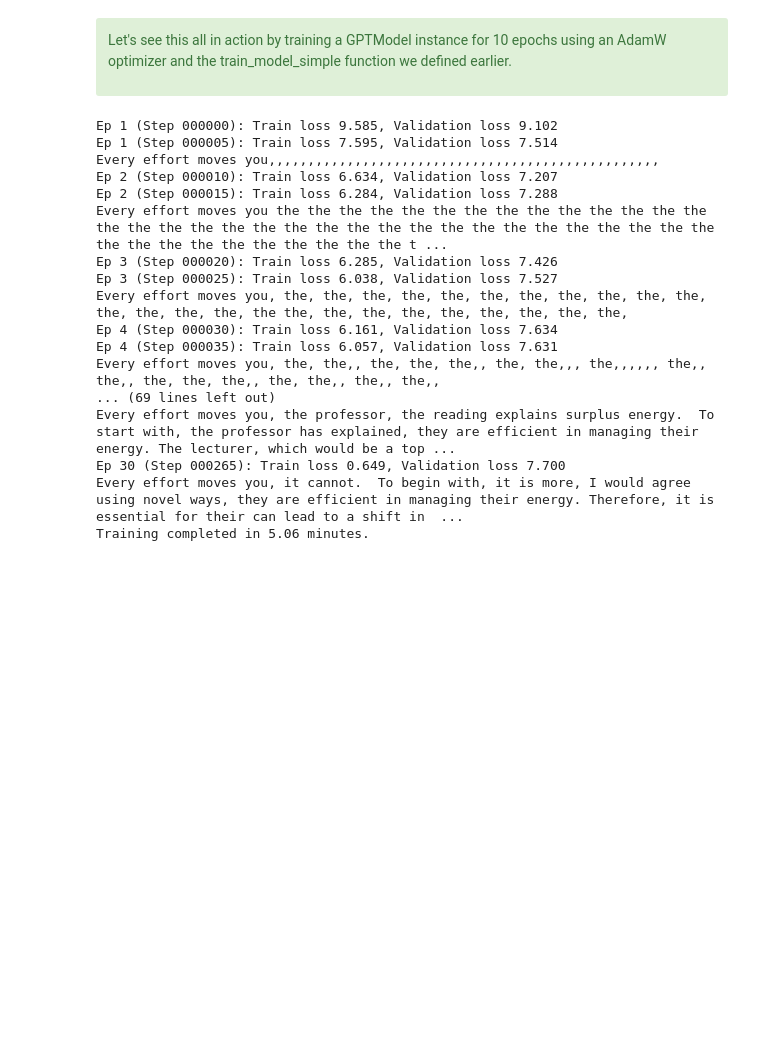
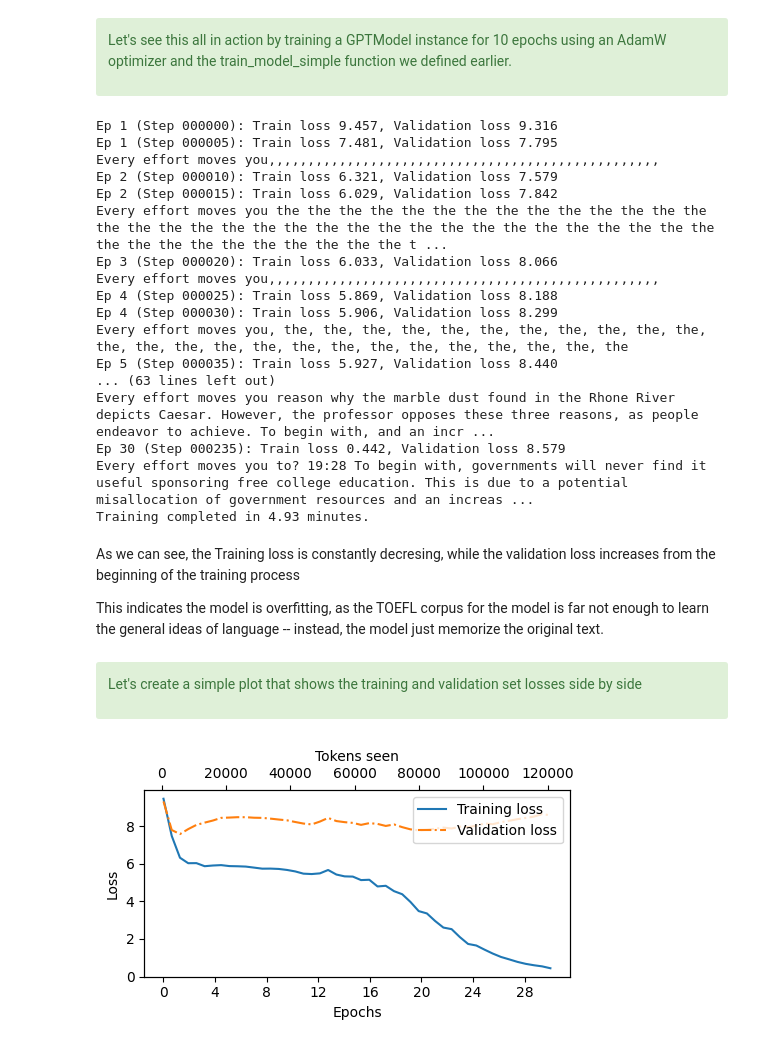
Before and after one commit to annoyingRat0528/Understand-LLM, a Jupyter notebook: 5. GPT Explorations.ipynb, the cells around one changed output. Drawn from its saved outputs; the diff is of its cells as text; code cells hidden in the pictures; blank space fills up the shorter version.

Commit message:
Changed the train-val loss to 0.8, implemented decoding strategies

```diff
--- a/5. GPT Explorations.ipynb
+++ b/5. GPT Explorations.ipynb
@@ -796,7 +797,7 @@ GPT_CONFIG_124M = {
 }
 # %%
 # Train/validation ratio
-train_ratio = 0.90
+train_ratio = 0.80
 split_idx = int(train_ratio * len(text_data))
 train_data = text_data[:split_idx]
 val_data = text_data[split_idx:]
@@ -1066,20 +1061,56 @@ end_time = time.time()
 execution_time_minutes = (end_time - start_time) / 60
 print(f"Training completed in {execution_time_minutes:.2f} minutes.")
 # %% [output]
-Ep 1 (Step 000000): Train loss 9.585, Validation loss 9.102
-Ep 1 (Step 000005): Train loss 7.595, Validation loss 7.514
+Ep 1 (Step 000000): Train loss 9.457, Validation loss 9.316
+Ep 1 (Step 000005): Train loss 7.481, Validation loss 7.795
 Every effort moves you,,,,,,,,,,,,,,,,,,,,,,,,,,,,,,,,,,,,,,,,,,,,,,,,,,
-Ep 2 (Step 000010): Train loss 6.634, Validation loss 7.207
-Ep 2 (Step 000015): Train loss 6.284, Validation loss 7.288
+Ep 2 (Step 000010): Train loss 6.321, Validation loss 7.579
+Ep 2 (Step 000015): Train loss 6.029, Validation loss 7.842
 Every effort moves you the the the the the the the the the the the the the the the the the the the the the the the the the the the the the the the the the the the the the the the the the the the the t ...
-Ep 3 (Step 000020): Train loss 6.285, Validation loss 7.426
-Ep 3 (Step 000025): Train loss 6.038, Validation loss 7.527
-Every effort moves you, the, the, the, the, the, the, the, the, the, the, the, the, the, the, the, the the, the, the, the, the, the, the, the, the,
-Ep 4 (Step 000030): Train loss 6.161, Validation loss 7.634
-Ep 4 (Step 000035): Train loss 6.057, Validation loss 7.631
-Every effort moves you, the, the,, the, the, the,, the, the,,, the,,,,,, the,, the,, the, the, the,, the, the,, the,, the,,
-... (69 lines left out)
-Every effort moves you, the professor, the reading explains surplus energy.  To start with, the professor has explained, they are efficient in managing their energy. The lecturer, which would be a top ...
-Ep 30 (Step 000265): Train loss 0.649, Validation loss 7.700
-Every effort moves you, it cannot.  To begin with, it is more, I would agree using novel ways, they are efficient in managing their energy. Therefore, it is essential for their can lead to a shift in  ...
-Training completed in 5.06 minutes.
+Ep 3 (Step 000020): Train loss 6.033, Validation loss 8.066
+Every effort moves you,,,,,,,,,,,,,,,,,,,,,,,,,,,,,,,,,,,,,,,,,,,,,,,,,,
+Ep 4 (Step 000025): Train loss 5.869, Validation loss 8.188
+Ep 4 (Step 000030): Train loss 5.906, Validation loss 8.299
+Every effort moves you, the, the, the, the, the, the, the, the, the, the, the, the, the, the, the, the, the, the, the, the, the, the, the, the, the
+Ep 5 (Step 000035): Train loss 5.927, Validation loss 8.440
+... (63 lines left out)
+Every effort moves you reason why the marble dust found in the Rhone River depicts Caesar. However, the professor opposes these three reasons, as people endeavor to achieve. To begin with, and an incr ...
+Ep 30 (Step 000235): Train loss 0.442, Validation loss 8.579
+Every effort moves you to? 19:28 To begin with, governments will never find it useful sponsoring free college education. This is due to a potential misallocation of government resources and an increas ...
+Training completed in 4.93 minutes.
+# %% [markdown]
+As we can see, the Training loss is constantly decresing, while the validation loss increases from the beginning of the training process
+
+This indicates the model is overfitting, as the TOEFL corpus for the model is far not enough to learn the general ideas of language -- instead, the model just memorize the original text.
+# %% [markdown]
+<div class="alert alert-block alert-success">
+
+Let's create a simple plot that shows the training and validation set losses side by side
+</div>
+# %%
+import matplotlib.pyplot as plt
+from matplotlib.ticker import MaxNLocator
+
+def plot_losses(epochs_seen, tokens_seen, train_losses, val_losses):
+    fig, ax1 = plt.subplots(figsize=(5,3))
+
+    # Plot training and validation loss against epochs
+    ax1.plot(epochs_seen, train_losses, label="Training loss")
+    ax1.plot(epochs_seen, val_losses, linestyle="-.", label="Validation loss")
+    ax1.set_xlabel("Epochs")
+    ax1.set_ylabel("Loss")
+    ax1.legend(loc="upper right")
+    ax1.xaxis.set_major_locator(MaxNLocator(integer=True)) # Only show integer labels on x-axis
+
+    # Create a second x-axis for tokens seen
+    ax2 = ax1.twiny() # Sharing the same y-axis as ax1
+    ax2.plot(tokens_seen, train_losses, alpha=0) # Invisible plot for aligning ticks
+    ax2.set_xlabel("Tokens seen")
+
+    fig.tight_layout() # Adjust layout to make room
+    plt.show()
+
+epochs_tensor = torch.linspace(0, num_epochs, len(train_losses))
+plot_losses(epochs_tensor, tokens_seen, train_losses, val_losses)
+# %% [output]
+[figure, added]
```
Also changed, not shown: parts of 37 cells of this notebook.
